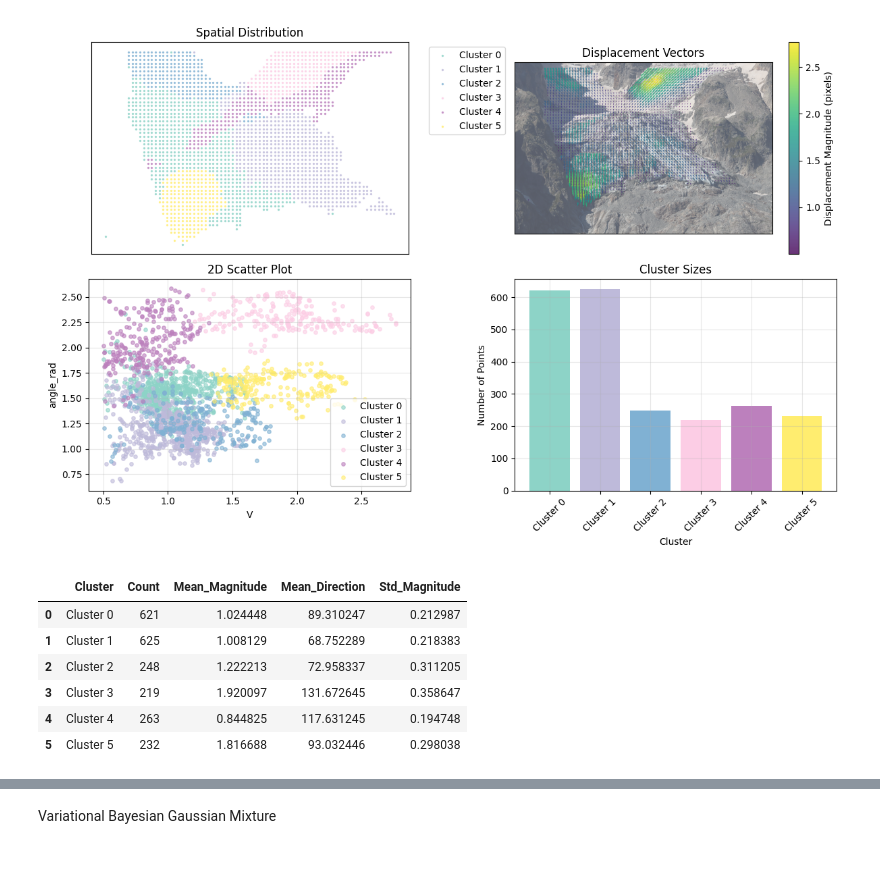
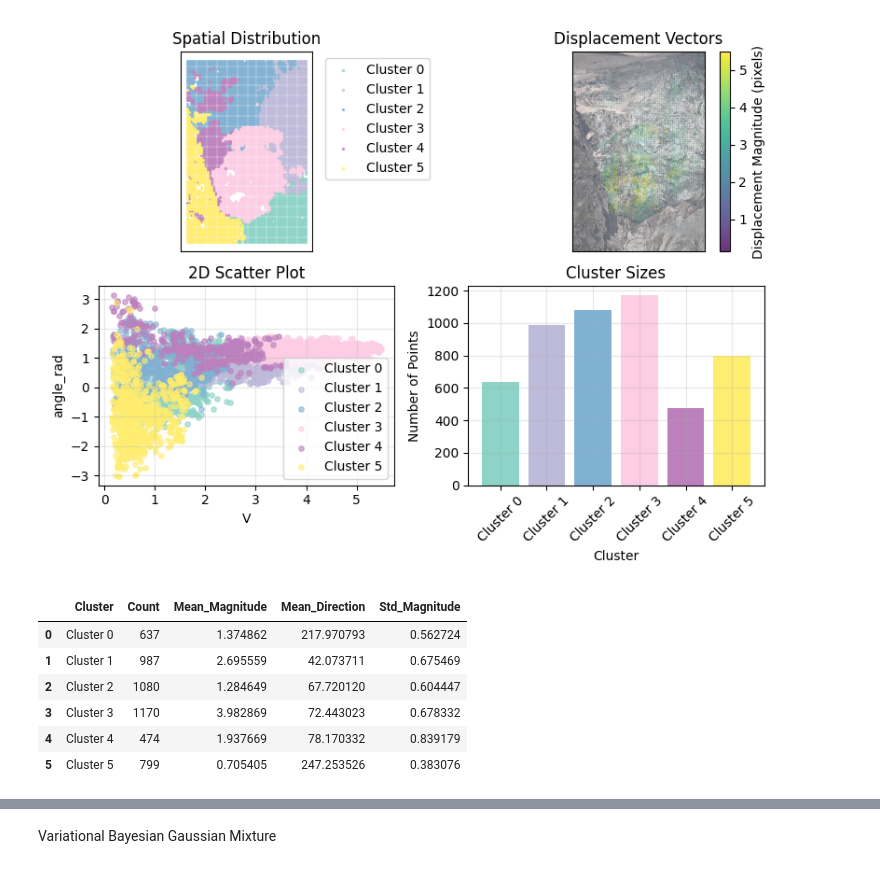
Before and after one commit to franioli/ppcx-domains, a Jupyter notebook: clusterize_GMM.ipynb, the cells around one changed output, grey strips where cells are left out. Cells and saved outputs as stored; diff of their text form; code cells hidden in the pictures.

```diff
--- a/clusterize_GMM.ipynb
+++ b/clusterize_GMM.ipynb
@@ -50,13 +132,6 @@ img = Image.open(io.BytesIO(response.content))
-# %%
-columns_to_extract = {
-    "seed_x_px": "x",
-    "seed_y_px": "y",
-    "displacement_x_px": "u",
-    "displacement_y_px": "v",
-    "displacement_magnitude_px": "V",
-}
-df = dic_data[columns_to_extract.keys()].rename(columns=columns_to_extract)
-
-# Filter out low velocity vectors
-min_velocity = 0.5  # Minimum velocity threshold in pixels
-df = df[df["V"] >= min_velocity].reset_index(drop=True)
+# %%
+# Get DIC analysis metadata (filtered by date/camera)
+dic_analyses = get_dic_analysis_ids(
+    db_engine, reference_date=target_date, camera_name=camera_name
+)
+dic_analyses
@@ -63,3 +148,23 @@ df = df[df["V"] >= min_velocity].reset_index(drop=True)
+# %%
+# Get the master image for the DIC analysis via the API
+master_image_id = dic_analyses["master_image_id"].iloc[0]
+img = get_image(master_image_id, camera_name=camera_name)
+
+# Fetch the displacement data for that DIC analysis via the API
+dic_id = dic_analyses["dic_id"].iloc[0]
+df = get_dic_data_api(dic_id)
+
+# Filter out low velocity vectors
+if min_velocity > 0:
+    df = df[df["V"] >= min_velocity].reset_index(drop=True)
+
+# Filter out extreme tails based on the specified percentile
+if filter_outliers:
+    prob_threshold = (tails_percentile, 1 - tails_percentile)
+    velocity_percentiles = df["V"].quantile(prob_threshold).values
+    df = df[
+        (df["V"] >= velocity_percentiles[0]) & (df["V"] <= velocity_percentiles[1])
+    ].reset_index(drop=True)
 # %%
 def preproc_features(df):
     """
@@ -361,20 +466,20 @@ labels = gmm.predict(features_scaled)
 # %%
 plot_clustering_results(
     df_features,
     labels,
     var_names=["V", "angle_rad"],
     img=img,
-    figsize=(12, 8),
+    figsize=(8, 6),
 )
 # %% [output]
-[figure, old version]
+[figure, new version]
 |  | Cluster | Count | Mean_Magnitude | Mean_Direction | Std_Magnitude |
-| 0 | Cluster 0 | 621 | 1.024448 | 89.310247 | 0.212987 |
-| 1 | Cluster 1 | 625 | 1.008129 | 68.752289 | 0.218383 |
-| 2 | Cluster 2 | 248 | 1.222213 | 72.958337 | 0.311205 |
-| 3 | Cluster 3 | 219 | 1.920097 | 131.672645 | 0.358647 |
-| 4 | Cluster 4 | 263 | 0.844825 | 117.631245 | 0.194748 |
-| 5 | Cluster 5 | 232 | 1.816688 | 93.032446 | 0.298038 |
+| 0 | Cluster 0 | 637 | 1.374862 | 217.970793 | 0.562724 |
+| 1 | Cluster 1 | 987 | 2.695559 | 42.073711 | 0.675469 |
+| 2 | Cluster 2 | 1080 | 1.284649 | 67.720120 | 0.604447 |
+| 3 | Cluster 3 | 1170 | 3.982869 | 72.443023 | 0.678332 |
+| 4 | Cluster 4 | 474 | 1.937669 | 78.170332 | 0.839179 |
+| 5 | Cluster 5 | 799 | 0.705405 | 247.253526 | 0.383076 |
 # %%
 def plot_gmm_log_likelihood_contours(
     df,
```
Also changed, not shown: parts of 4 cells of this notebook.
